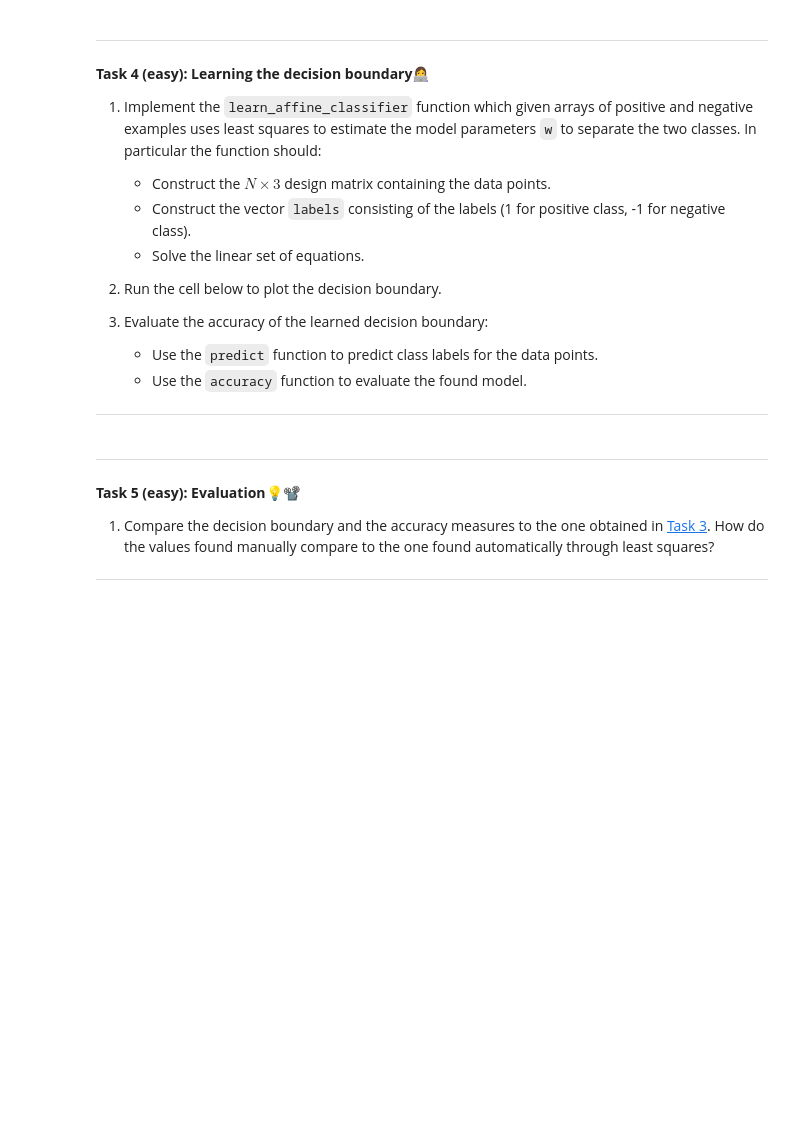
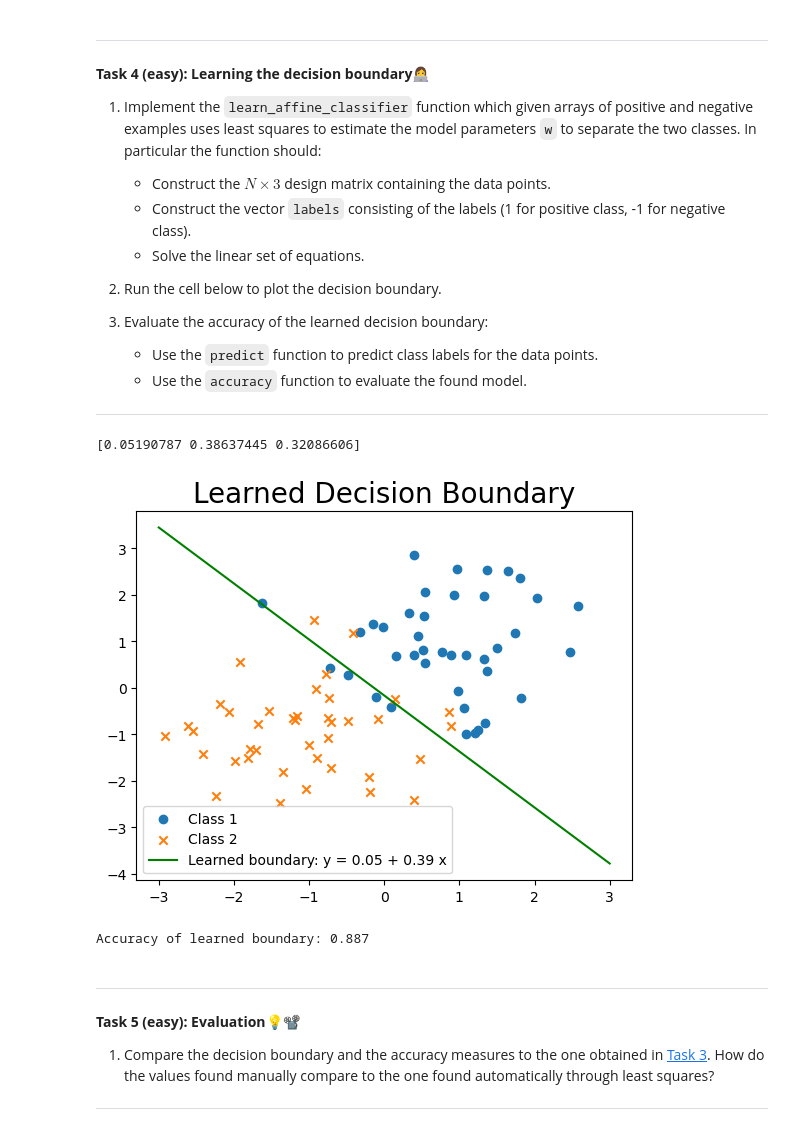
Before and after one commit to Slug-Boi-ITU-Repositories/iml_exercises, a Jupyter notebook: W10/02-decision.ipynb, the cells around one changed output. Cells and saved outputs as stored; diff of their text form; code cells hidden in the pictures; blank space fills up the shorter version.

```diff
--- a/W10/02-decision.ipynb
+++ b/W10/02-decision.ipynb
@@ -198,6 +204,8 @@ def predict(w, p):
     """
     # Write solutions here
 
+    return np.array([np.sign(w[0]+w[1]+x1+w[2]*x2) for x1, x2 in p])
+
 
 def accuracy(predictions,targets):
     """
@@ -208,11 +216,15 @@ def accuracy(predictions,targets):
     """
     # Write solutions here
 
+    return len(list((filter((lambda x: x > 0), predictions*targets))))/len(targets)
 
-pred_pos = None # write your solution here
-pred_neg = None # write your solution here
 
-acc_pos = None # write your solution here
-acc_neg = None # write your solution here
+
+pred_pos = predict(w, p_pos) # write your solution here
+pred_neg = predict(w,p_neg) # write your solution here
+
+acc_pos = accuracy(pred_pos, [1 for _ in range(len(p_pos))]) # write your solution here
+acc_neg = accuracy(pred_neg, [-1 for _ in range(len(p_neg))]) # write your solution here
+print
 
 print(f'Accuracy of decision line: {(acc_neg+acc_pos)/2:.3f}')
@@ -242,6 +256,12 @@ print(f'Accuracy of decision line: {(acc_neg+acc_pos)/2:.3f}')
 
 ---
 # %%
+# helper function
+def extended(l1, l2):
+  res = list(l1).copy()
+  res.extend(l2)
+  return res
+
 # 1
 def learn_affine_classifier(p_pos, p_neg):
     """
@@ -252,41 +272,50 @@ def learn_affine_classifier(p_pos, p_neg):
 
     :return: The learned parameters w (intercept and slope).
     """
     # Combine the positive and negative points into a single dataset
-    data = None # Write your solution here
+    data = np.array([[1, x, y] for x, y in extended(p_pos, p_neg)]) # Write your solution here
     # Create the labels: -1 for positive class, 0 for negative class
-    labels = None # Write your solution here
+    labels = [1 for _ in range(len(p_pos))]  # Write your solution here
+    labels.extend([-1 for _ in range(len(p_neg))])
+    labels = np.array(labels)
+
     # Add a bias column (column of 1s) to the data
-    X = None # Write your solution here
+    # Oops we already did that lol
+    X = data # Write your solution here
     # Learn the model parameters
-    w_least_squares = None # Write your solution here
+    w_least_squares = np.linalg.lstsq(X, labels)[0]  # Write your solution here
+    print(w_least_squares)
     # Return the model parameters
     return w_least_squares
 
 # Find the decision boundary with least squares
 w_learned = learn_affine_classifier(p_pos, p_neg)
 
 # 2
 # Define x-values for plotting the decision boundaries
 x_values = np.linspace(-3, 3, 100)
 
 # Plotting the learned decision boundary
 fig, ax = plt.subplots()
 ax.scatter(p_pos[:, 0], p_pos[:, 1], marker='o', label='Class 1')  # positive class
 ax.scatter(p_neg[:, 0], p_neg[:, 1], marker='x', label='Class 2')  # negative class
 ax.plot(x_values, linear_boundary(x_values, w_learned), label='Learned boundary: y = %.2f + %.2f x' % (w_learned[0], w_learned[1]), color='green')
 plt.title("Learned Decision Boundary", fontsize=20)
 plt.legend()
 plt.show()
 
 # 3
-pred_pos = None # write your solution here
-pred_neg = None # write your solution here
+pred_pos = predict(w_learned, p_pos) # write your solution here
+pred_neg = predict(w_learned, p_neg) # write your solution here
 
-acc_pos = None # write your solution here
-acc_neg = None # write your solution here
+acc_pos = accuracy(pred_pos, [1 for _ in range(len(p_pos))]) # write your solution here
+acc_neg = accuracy(pred_neg, [-1 for _ in range(len(p_neg))]) # write your solution here
 
 print(f'Accuracy of learned boundary: {(acc_neg + acc_pos) / 2:.3f}')
+# %% [output]
+[0.05190787 0.38637445 0.32086606]
+[figure, added]
+Accuracy of learned boundary: 0.887
 # %% [markdown]
 
 ---
```
Also changed, not shown: parts of 7 cells of this notebook, 1 other file.
